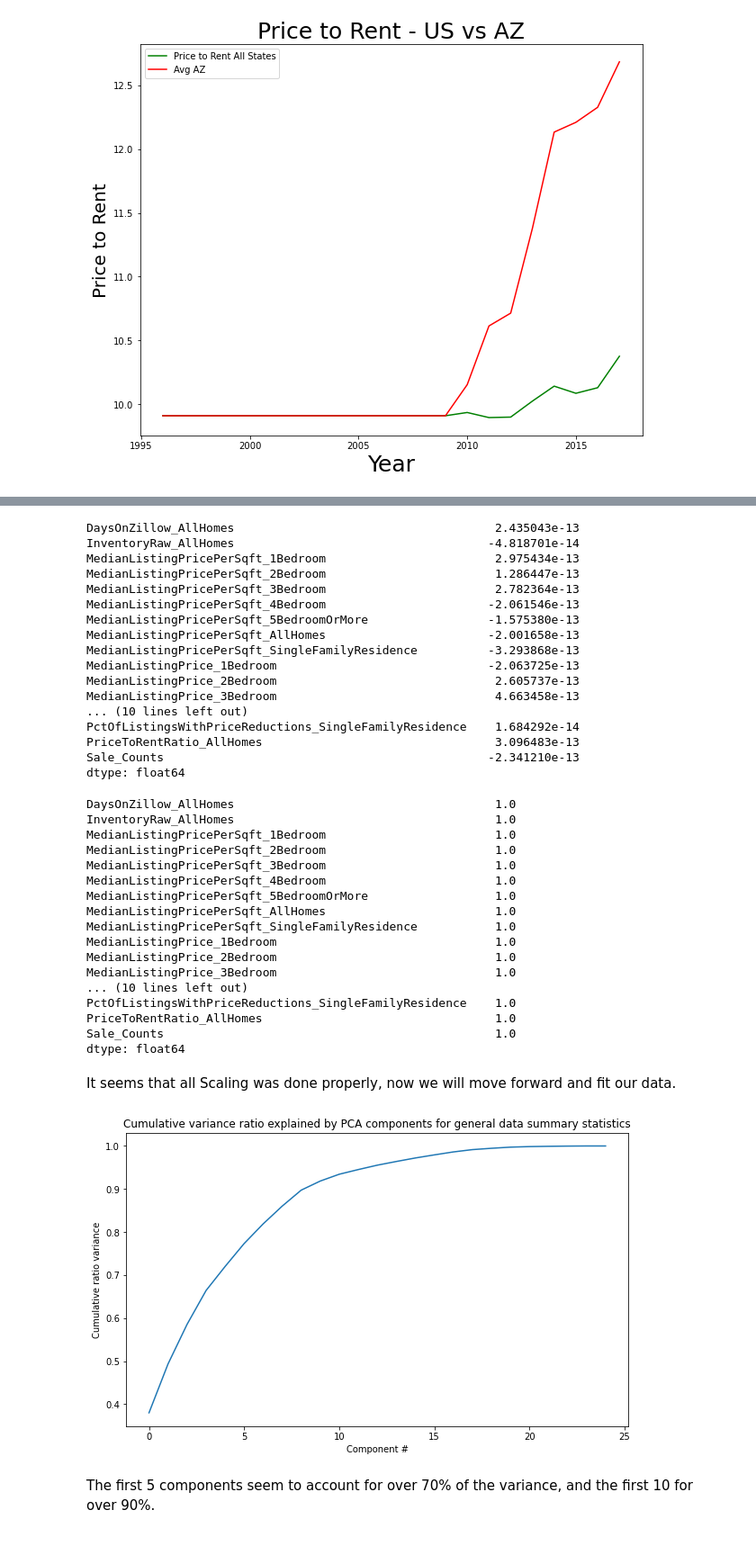
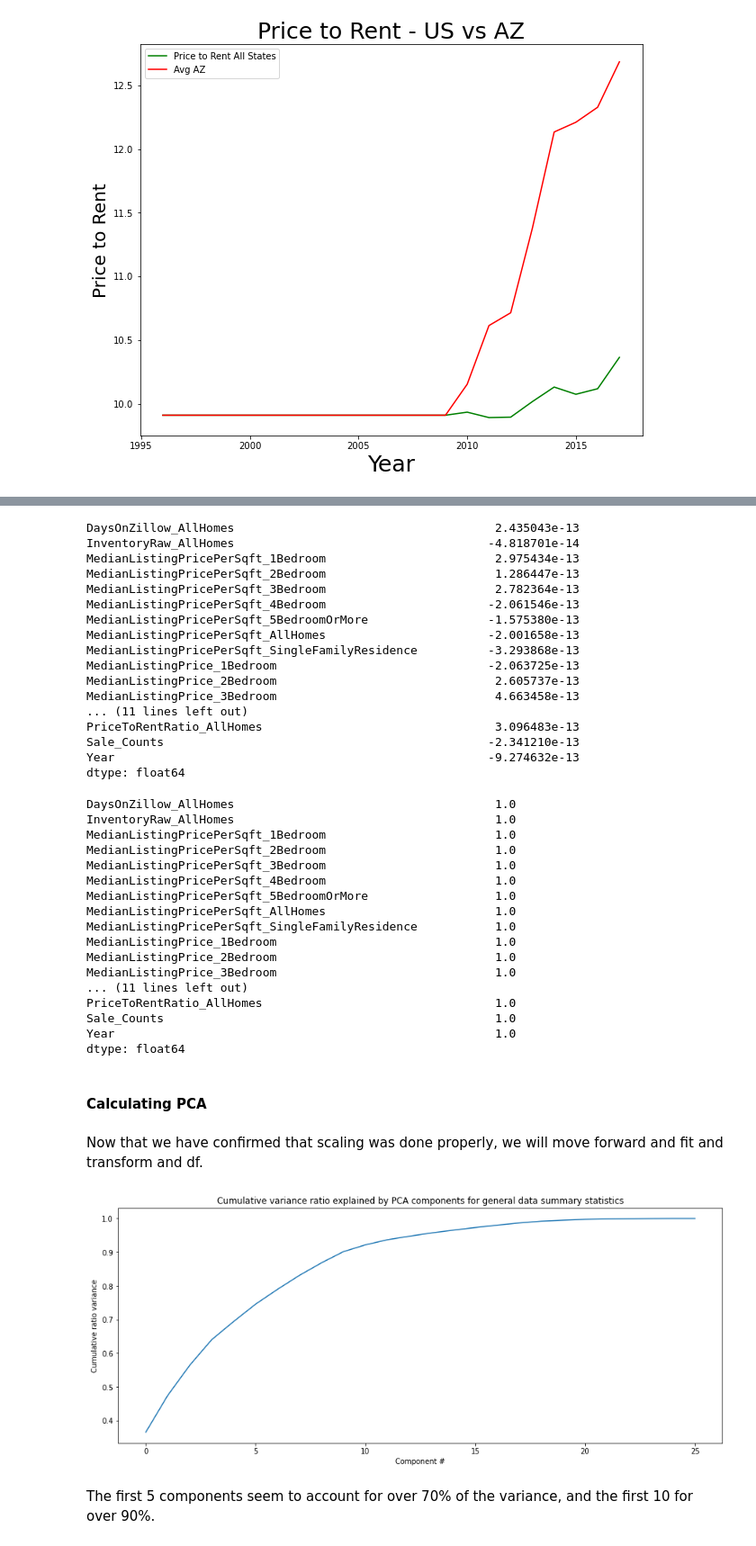
Before and after one commit to EPalomos/Phoenix_Housing, a Jupyter notebook: Zillow EDA.ipynb, the cells around one changed output, grey strips where cells are left out. Shown: that part at 90% size. Cells and saved outputs as stored; diff of their text form; code cells hidden in the pictures.

```diff
--- a/Zillow EDA.ipynb
+++ b/Zillow EDA.ipynb
@@ -209,8 +182,8 @@ Now we wil move forward and scale the data to be able to for our future analysis
+# %%
+ZillowData['RegionName'] = ZillowData['RegionName'].astype(str)
 # %%
 # We only need numeric values for scaling, so we will concatenate and save non-numeric values into a new column
-ZillowData['GeneralData']= ZillowData['CountyName']+ '-' + ZillowData['StateName'] + '-' + ZillowData['Date'] + '-' + ZillowData['RegionName'].astype(str)
+# and we are going to add these non numeric values as the indexes and drop their columns so that our df only contains
+# numeric values
+ZillowData['CountyName-StateName-RegionName-Date']= ZillowData['CountyName']+ '-' + ZillowData['StateName'] + '-' + ZillowData['RegionName'] + '-' + ZillowData['Date'].astype(str)
+ZillowData_scale = ZillowData.set_index('CountyName-StateName-RegionName-Date').drop(['CountyName', 'StateName', 'RegionName', 'Date'], axis=1)
-# %%
-# Now we set up the non-numeric values as indexes and will save a copy of index and columns names to create a new data frame
-ZillowData_scale = ZillowData.set_index('GeneralData').drop(['CountyName', 'StateName', 'Date', 'RegionName', 'Year'], axis=1)
-ZillowData_index = ZillowData_scale.index
-ZillowData_columns = ZillowData_scale.columns
@@ -264,10 +242,10 @@ MedianListingPricePerSqft_SingleFamilyResidence          -3.293868e-13
 MedianListingPrice_1Bedroom                              -2.063725e-13
 MedianListingPrice_2Bedroom                               2.605737e-13
 MedianListingPrice_3Bedroom                               4.663458e-13
-... (10 lines left out)
-PctOfListingsWithPriceReductions_SingleFamilyResidence    1.684292e-14
+... (11 lines left out)
 PriceToRentRatio_AllHomes                                 3.096483e-13
 Sale_Counts                                              -2.341210e-13
+Year                                                     -9.274632e-13
 dtype: float64
 # %%
 # checking the std
@@ -285,30 +263,27 @@ MedianListingPricePerSqft_SingleFamilyResidence           1.0
 MedianListingPrice_1Bedroom                               1.0
 MedianListingPrice_2Bedroom                               1.0
 MedianListingPrice_3Bedroom                               1.0
-... (10 lines left out)
-PctOfListingsWithPriceReductions_SingleFamilyResidence    1.0
+... (11 lines left out)
 PriceToRentRatio_AllHomes                                 1.0
 Sale_Counts                                               1.0
+Year                                                      1.0
 dtype: float64
+# %% [markdown]
+#### Calculating PCA <a id='3.5.3.1_Scale_the_data'></a>
 # %% [markdown]
-It seems that all Scaling was done properly, now we will move forward and fit our data.
+Now that we have confirmed that scaling was done properly, we will move forward and fit and transform and df.
 # %%
 # We Fit the PCA transformation using the scaled data.
-zillow_pca = PCA().fit(ZillowData_scale)
+zillow_pca = PCA().fit(ZillowData_scale_df)
 # %%
-# Plot the cumulative variance ratio with number of components.
+# Now we will plot the cumulative ratio with number of components.
 
-#Call the `cumsum()` method on the 'explained_variance_ratio_' attribute of `state_pca` and
-#create a line plot to visualize the cumulative explained variance ratio with number of components
-#Set the xlabel to 'Component #', the ylabel to 'Cumulative ratio variance', and the
-#title to 'Cumulative variance ratio explained by PCA components for state/resort summary statistics'
-#Hint: remember the handy ';' at the end of the last plot call to suppress that untidy output
-plt.subplots(figsize=(10, 6))
+plt.subplots(figsize=(15, 6))
 plt.plot(zillow_pca.explained_variance_ratio_.cumsum())
 plt.xlabel('Component #')
 plt.ylabel('Cumulative ratio variance')
 plt.title('Cumulative variance ratio explained by PCA components for general data summary statistics');
 # %% [output]
-[figure, old version]
+[figure, new version]
 # %% [markdown]
 The first 5 components seem to account for over 70% of the variance, and the first 10 for over 90%.
```
Also changed, not shown: parts of 49 cells of this notebook.
